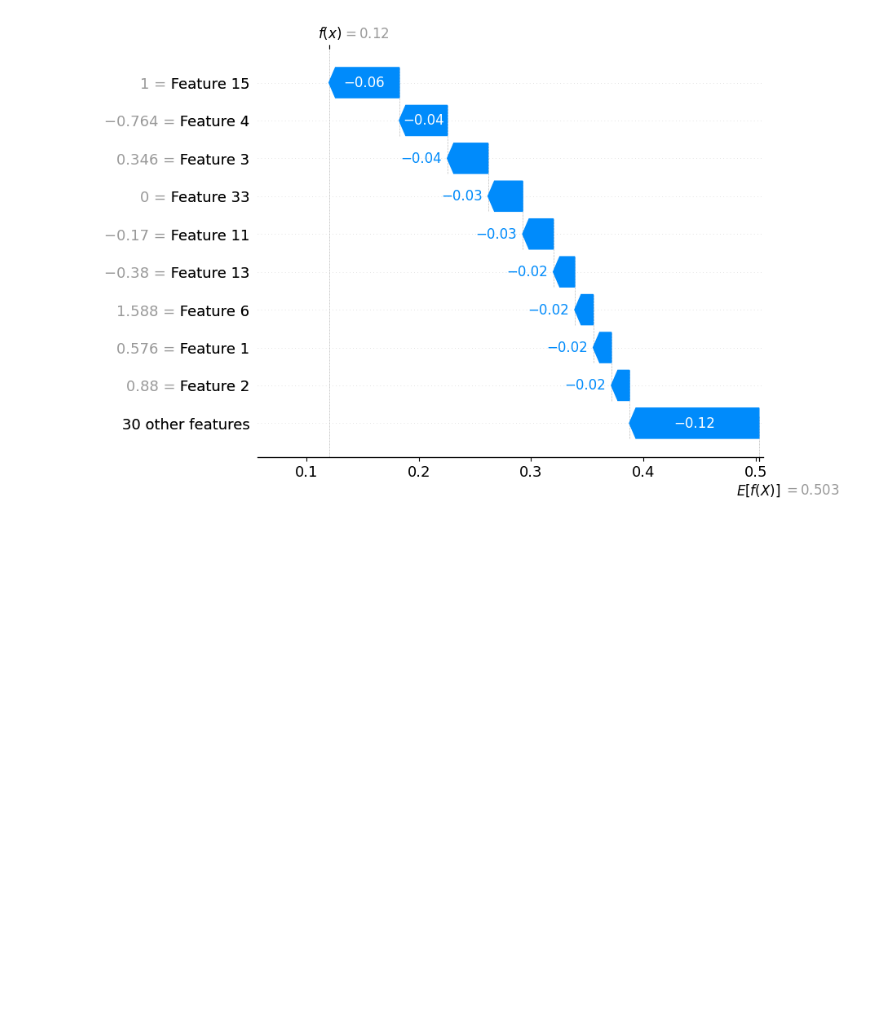
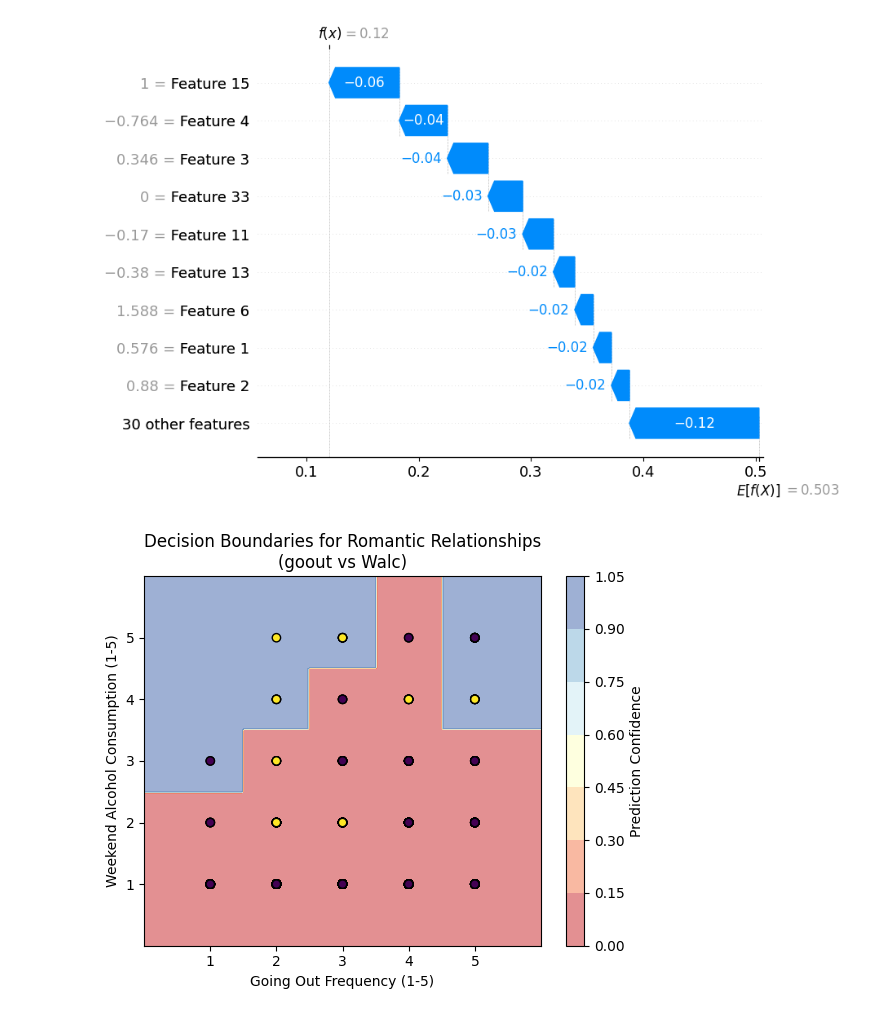
Before and after one commit to Kumarutkarsh9470/coding-club, a Jupyter notebook: task.ipynb, the cells around one changed output. Saved outputs shown, nothing was run; the diff lists cells and outputs as text; code cells hidden in the pictures; blank space fills up the shorter version.

```diff
--- a/task.ipynb
+++ b/task.ipynb
@@ -722,3 +729,33 @@ shap.plots.waterfall(
 [figure]
 Local SHAP explanation for a student predicted NO:
 [figure]
+# %%
+from sklearn.inspection import DecisionBoundaryDisplay
+
+x = df[['goout', 'Dalc']]
+y = df['romantic']
+
+rf = RandomForestClassifier(n_estimators=100)
+rf.fit(x, y)
+
+disp = DecisionBoundaryDisplay.from_estimator(
+    rf,
+    x,
+    response_method="predict",
+    alpha=0.5,
+    grid_resolution=200,
+    cmap=plt.cm.RdYlBu,
+)
+disp.ax_.scatter(
+    x.iloc[:, 0], x.iloc[:, 1],
+    c=y, edgecolor="black", lw=1
+)
+plt.xlabel("Going Out Frequency (1-5)")
+plt.ylabel("Weekend Alcohol Consumption (1-5)")
+plt.title("Decision Boundaries for Romantic Relationships\n(goout vs Walc)")
+plt.xticks(np.arange(1, 6))
+plt.yticks(np.arange(1, 6))
+plt.colorbar(disp.surface_, label="Prediction Confidence")
+plt.show()
+# %% [output]
+[figure, added]
```
Also changed, not shown: parts of 12 cells of this notebook.
